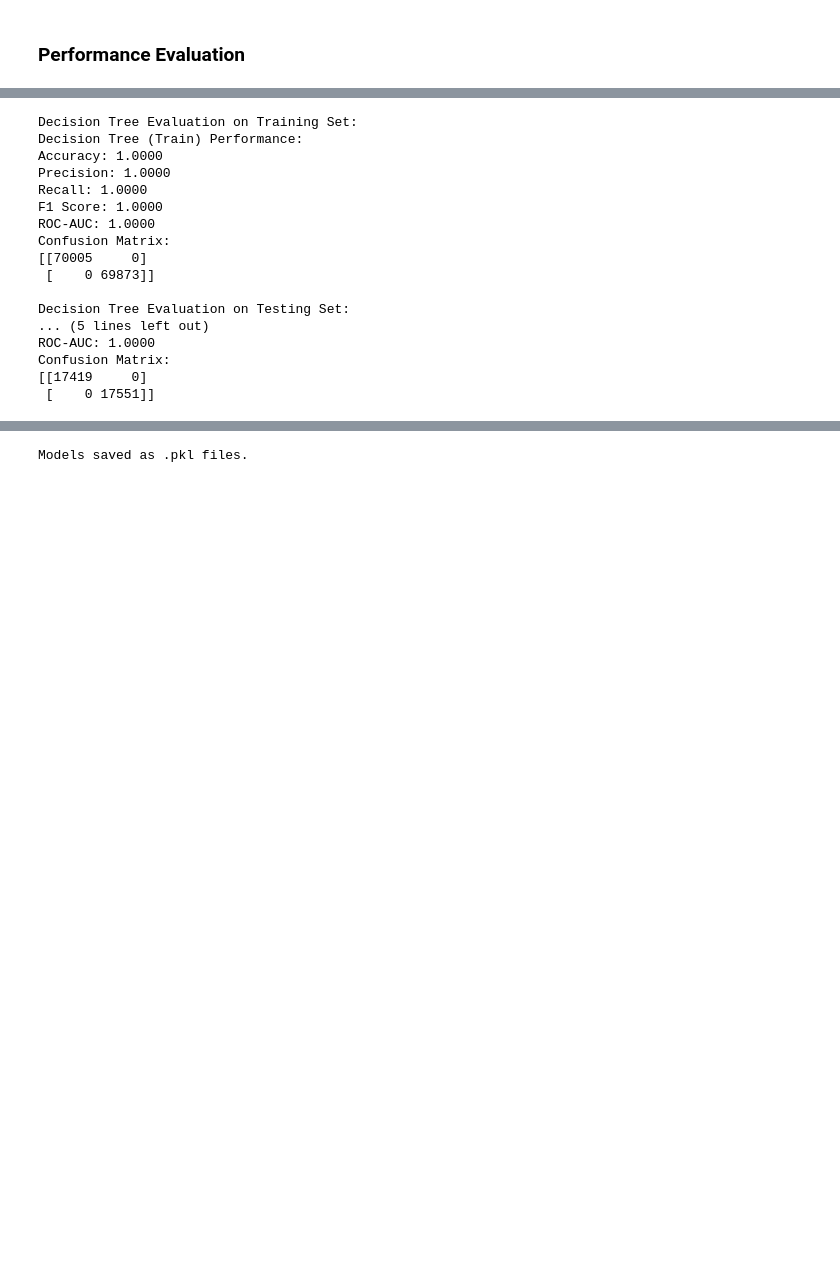
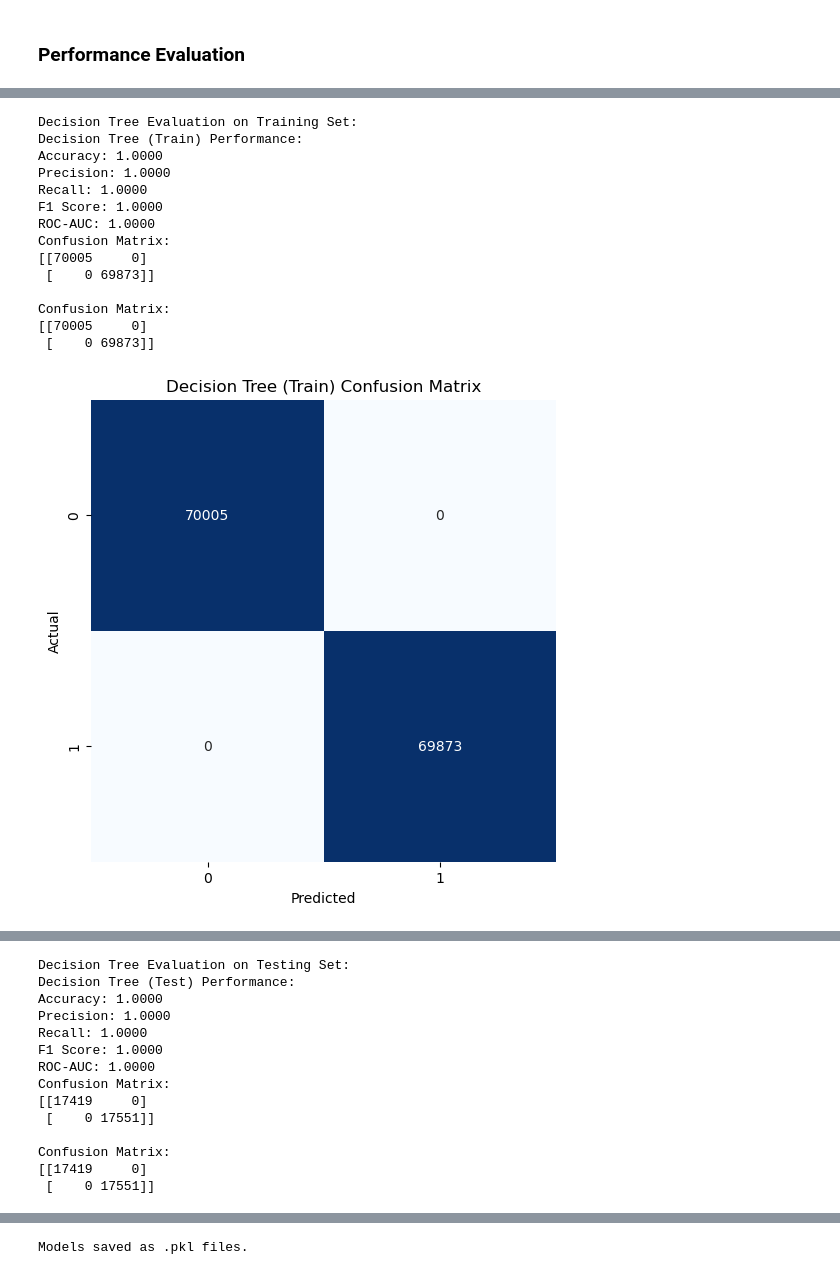
Before and after one commit to Getachew0557/Credit-Score-Classifications, a Jupyter notebook: notebooks/Credit_score_classfication_model.ipynb, the cells around one changed output, grey strips where cells are left out. Cells and saved outputs as stored; diff of their text form; code cells hidden in the pictures; blank space fills up the shorter version.

```diff
--- a/notebooks/Credit_score_classfication_model.ipynb
+++ b/notebooks/Credit_score_classfication_model.ipynb
@@ -214,6 +227,9 @@ DecisionTreeClassifier()
 # Decision Tree predictions
 dt_preds_train = dt_model.predict(X_train)
 dt_preds_test = dt_model.predict(X_test)
+# Get predicted probabilities for the positive class (class 1)
+dt_proba_train = dt_model.predict_proba(X_train)[:, 1]  # Probabilities for class 1
+dt_proba_test = dt_model.predict_proba(X_test)[:, 1]
 # %% [markdown]
 ### Performance Evaluation
 # %%
@@ -318,24 +403,22 @@ Confusion Matrix:
 # %%
 # Decision Tree evaluation
 print("Decision Tree Evaluation on Training Set:")
-evaluate_model(y_train, dt_preds_train, "Decision Tree (Train)")
+evaluate_model(y_train, dt_preds_train,dt_proba_train, "Decision Tree (Train)")
 print("Decision Tree Evaluation on Testing Set:")
-evaluate_model(y_test, dt_preds_test, "Decision Tree (Test)")
+evaluate_model(y_test, dt_preds_test,dt_proba_test, "Decision Tree (Test)")
 # %% [output]
 Decision Tree Evaluation on Training Set:
 Decision Tree (Train) Performance:
 Accuracy: 1.0000
 Precision: 1.0000
 Recall: 1.0000
 F1 Score: 1.0000
 ROC-AUC: 1.0000
 Confusion Matrix:
 [[70005     0]
  [    0 69873]]
 
-Decision Tree Evaluation on Testing Set:
-... (5 lines left out)
-ROC-AUC: 1.0000
 Confusion Matrix:
-[[17419     0]
- [    0 17551]]
+[[70005     0]
+ [    0 69873]]
+[figure, added]
@@ -341,0 +426,14 @@ Confusion Matrix:
+Decision Tree Evaluation on Testing Set:
+Decision Tree (Test) Performance:
+Accuracy: 1.0000
+Precision: 1.0000
+Recall: 1.0000
+F1 Score: 1.0000
+ROC-AUC: 1.0000
+Confusion Matrix:
+[[17419     0]
+ [    0 17551]]
+
+Confusion Matrix:
+[[17419     0]
+ [    0 17551]]
```
Also changed, not shown: parts of 13 cells of this notebook.
